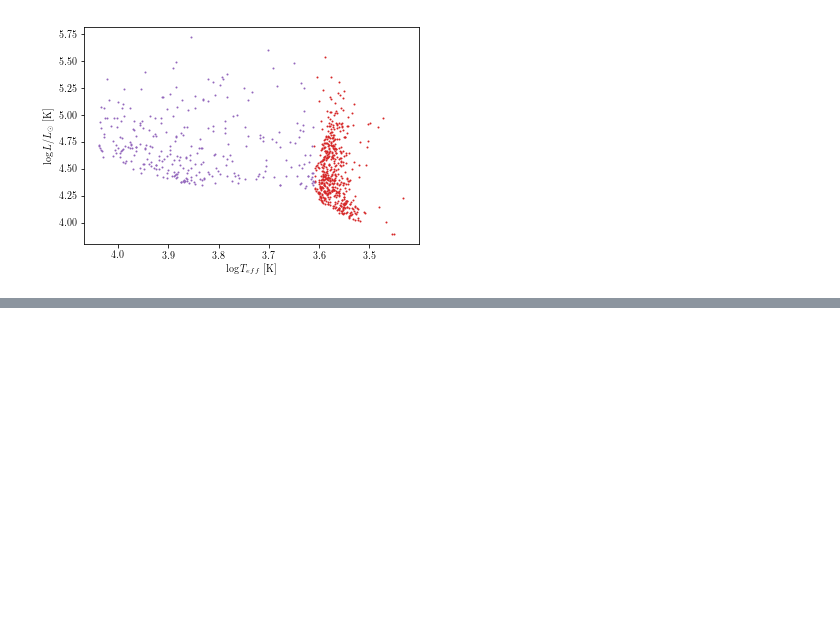
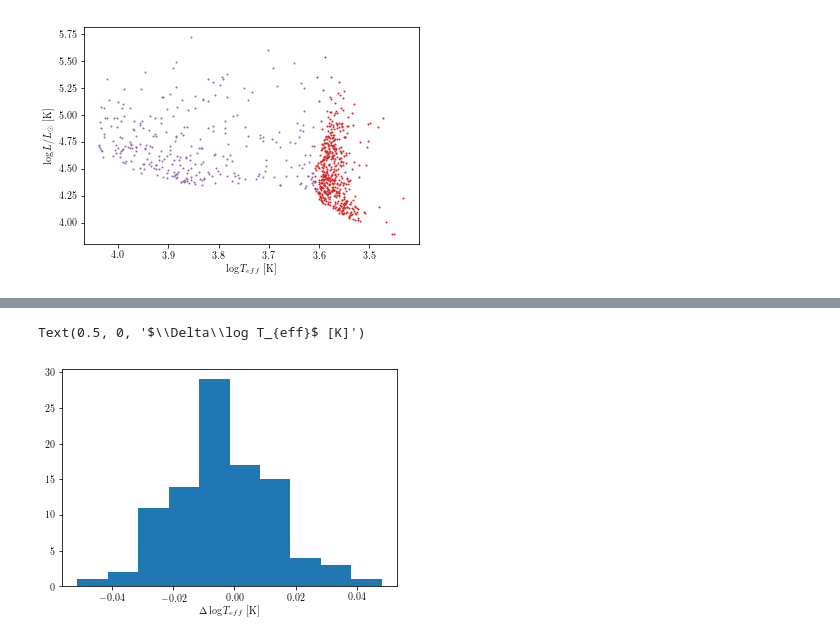
Before and after one commit to tzdwi/LLcoolJ, a Jupyter notebook: code/rsg_features.ipynb, the cells around one changed output, grey strips where cells are left out. Saved outputs shown, nothing was run; the diff lists cells and outputs as text; code cells hidden in the pictures; blank space fills up the shorter version.

```diff
--- a/code/rsg_features.ipynb
+++ b/code/rsg_features.ipynb
@@ -149,0 +197,6 @@ StructureFunction_index_32
+# %%
+plt.hist(y_check[:,0] - y_test[:,0])
+plt.xlabel('$\Delta\log T_{eff}$ [K]')
+# %% [output]
+Text(0.5, 0, '$\\Delta\\log T_{eff}$ [K]')
+[figure, added]
```
Also changed, not shown: parts of 9 cells of this notebook.
